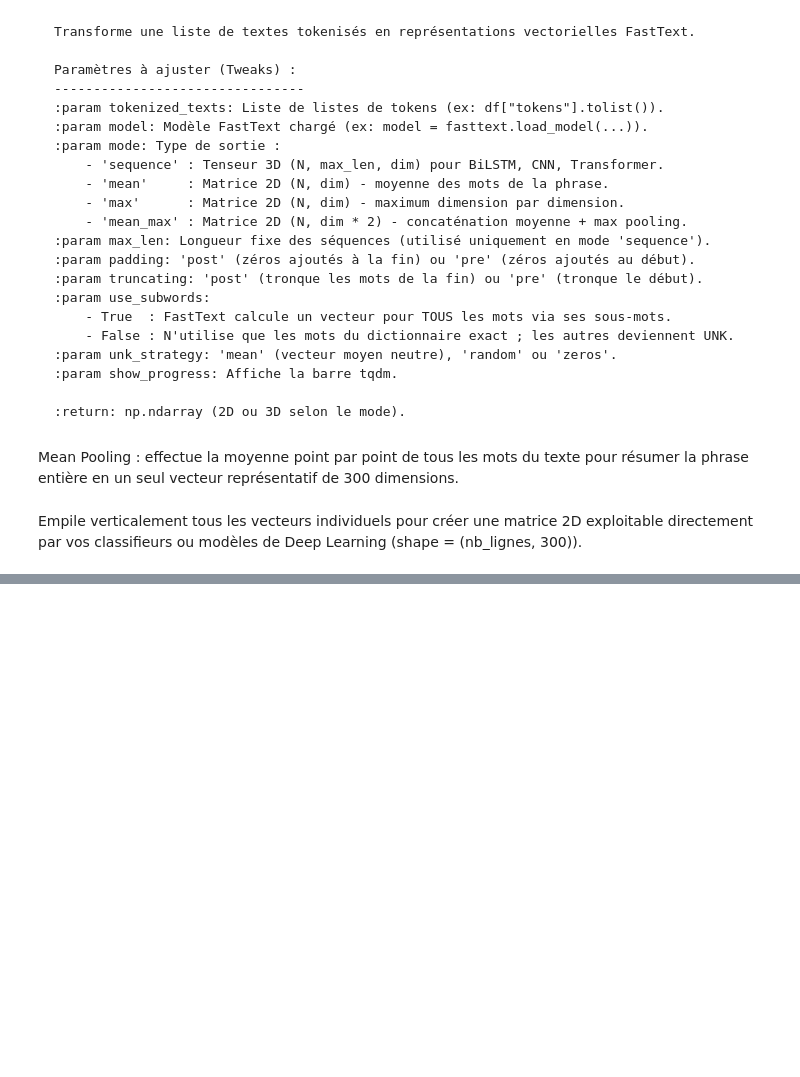
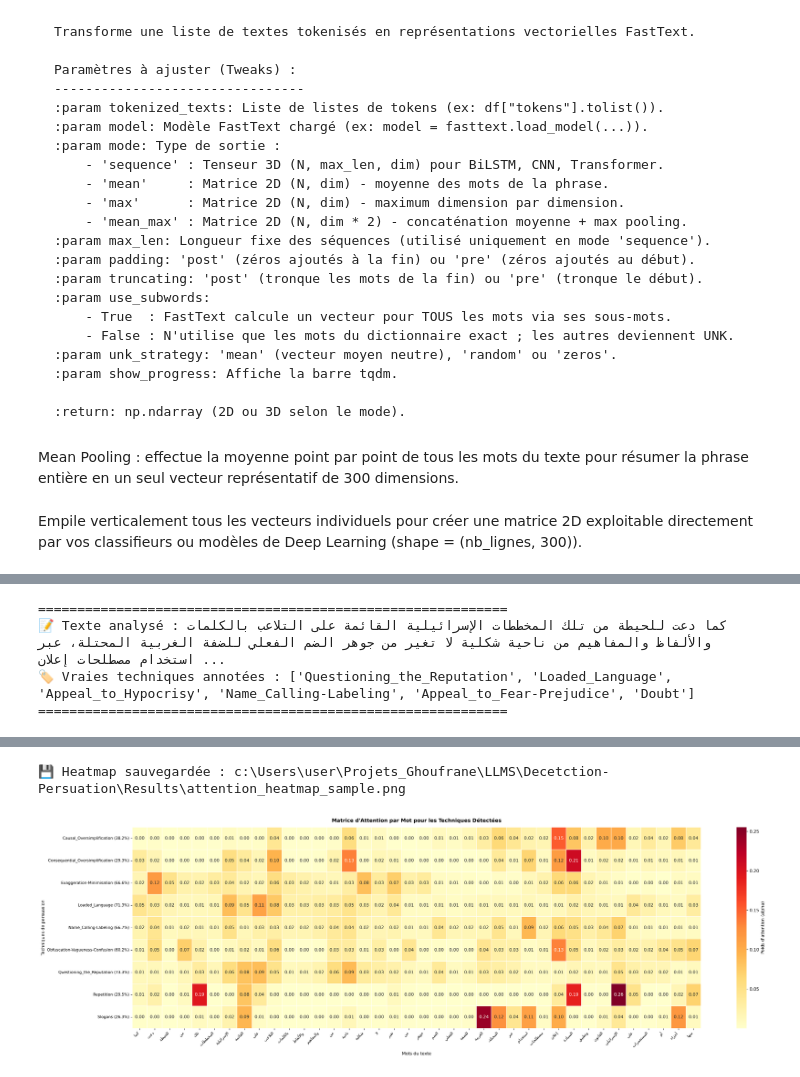
Before and after one commit to ghouf/Decetction-Persuation, a Jupyter notebook: src/decetction_persuation/Notebooks/Task1BEmbedding.ipynb, the cells around one changed output, grey strips where cells are left out. Cells and saved outputs as stored; diff of their text form; code cells hidden in the pictures; blank space fills up the shorter version.

Commit message:
docs: add embedding guides and model evaluation results with notebooks

```diff
--- a/src/decetction_persuation/Notebooks/Task1BEmbedding.ipynb
+++ b/src/decetction_persuation/Notebooks/Task1BEmbedding.ipynb
@@ -264,0 +1022,12 @@ def embed_data(
+# %%
+
+import numpy as np
+# 1. Création de la matrice FastText alignée avec VOTRE vocabulaire
+embedding_dim = 300  # FastText fait 300 dimensions
+embedding_matrix = np.zeros((vocab_size, embedding_dim), dtype=np.float32)
+for word, idx in vocab.items():
+    if idx == 0:  # <PAD> reste un vecteur de zéros
+        continue
+    # FastText calcule le vecteur même pour les mots inconnus grâce aux sous-mots !
+    embedding_matrix[idx] = model.get_word_vector(word)
+pretrained_tensor = torch.tensor(embedding_matrix, dtype=torch.float32)
@@ -264,0 +1148,3 @@ def embed_data(
+# %%
+for name, weight in zip(class_names, pos_weight):
+    print(f"{name:30} -> Pénalité x{weight.item():.1f}")
@@ -264,0 +1570,56 @@ def embed_data(
+# %%
+# =========================================================================
+# ANALYSE ET VISUALISATION DE L'ATTENTION SUR LE JEU DE TEST (df_test)
+# =========================================================================
+
+# 1. Préparation du jeu de test (Tokenisation et regroupement si nécessaire)
+if "tokens" not in df_test.columns:
+    df_test["tokens"] = df_test["text"].apply(tokenize)
+if "labels_grouped" not in df_test.columns and "labels" in df_test.columns:
+    df_test["labels_grouped"] = df_test["labels"].apply(merge_rare_techniques)
+
+def visualize_test_sample(sample_idx: int, save_heatmap: bool = True):
+    """Visualise l'attention pour n'importe quel texte du jeu de Test."""
+    sample_tokens = df_test["tokens"].iloc[sample_idx]
+    vrais_labels = df_test["labels_grouped"].iloc[sample_idx] if "labels_grouped" in df_test.columns else df_test["labels"].iloc[sample_idx]
+
+    print("=" * 75)
+    print(f"📌 TEST SAMPLE #{sample_idx}")
+    print("📝 Texte analysé :", " ".join(sample_tokens))
+    print("🏷️ Vraies techniques annotées :", vrais_labels)
+    print("=" * 75)
+
+    # 1. Surlignage HTML interactif en arabe
+    highlight_text_attention(
+        model=model_attention,
+        text_tokens=sample_tokens,
+        class_names=class_names,
+        device=device,
+        threshold=0.20
+    )
+
+    # 2. Sauvegarde de la Heatmap dans le dossier Results
+    if save_heatmap:
+        save_img_path = f"c:/Users/user/Projets_Ghoufrane/LLMS/Decetction-Persuation/Results/attention_heatmap_test_sample_{sample_idx}.png"
+        plot_attention_heatmap(
+            model=model_attention,
+            text_tokens=sample_tokens,
+            class_names=class_names,
+            device=device,
+            threshold=0.20,
+            save_path=save_img_path
+        )
+
+# -------------------------------------------------------------------------
+# Exécution sur une sélection d'exemples de test riches en techniques
+# (Indices 4, 12, 17, 22 couvrent Autorité, Doute, Exagération, Langage Chargé, etc.)
+# -------------------------------------------------------------------------
+test_indices_to_show = [4, 12, 17, 22]
+
+for idx in test_indices_to_show:
+    visualize_test_sample(sample_idx=idx, save_heatmap=True)
+# %% [output]
+============================================================
+📝 Texte analysé : كما دعت للحيطة من تلك المخططات الإسرائيلية القائمة على التلاعب بالكلمات والألفاظ والمفاهيم من ناحية شكلية لا تغير من جوهر الضم الفعلي للضفة الغربية المحتلة، عبر استخدام مصطلحات إعلان ...
+🏷️ Vraies techniques annotées : ['Questioning_the_Reputation', 'Loaded_Language', 'Appeal_to_Hypocrisy', 'Name_Calling-Labeling', 'Appeal_to_Fear-Prejudice', 'Doubt']
+============================================================
@@ -264,0 +1645,2 @@ def embed_data(
+💾 Heatmap sauvegardée : c:\Users\user\Projets_Ghoufrane\LLMS\Decetction-Persuation\Results\attention_heatmap_sample.png
+[figure, added]
```
Also changed, not shown: parts of 34 cells of this notebook, 25 other files.
